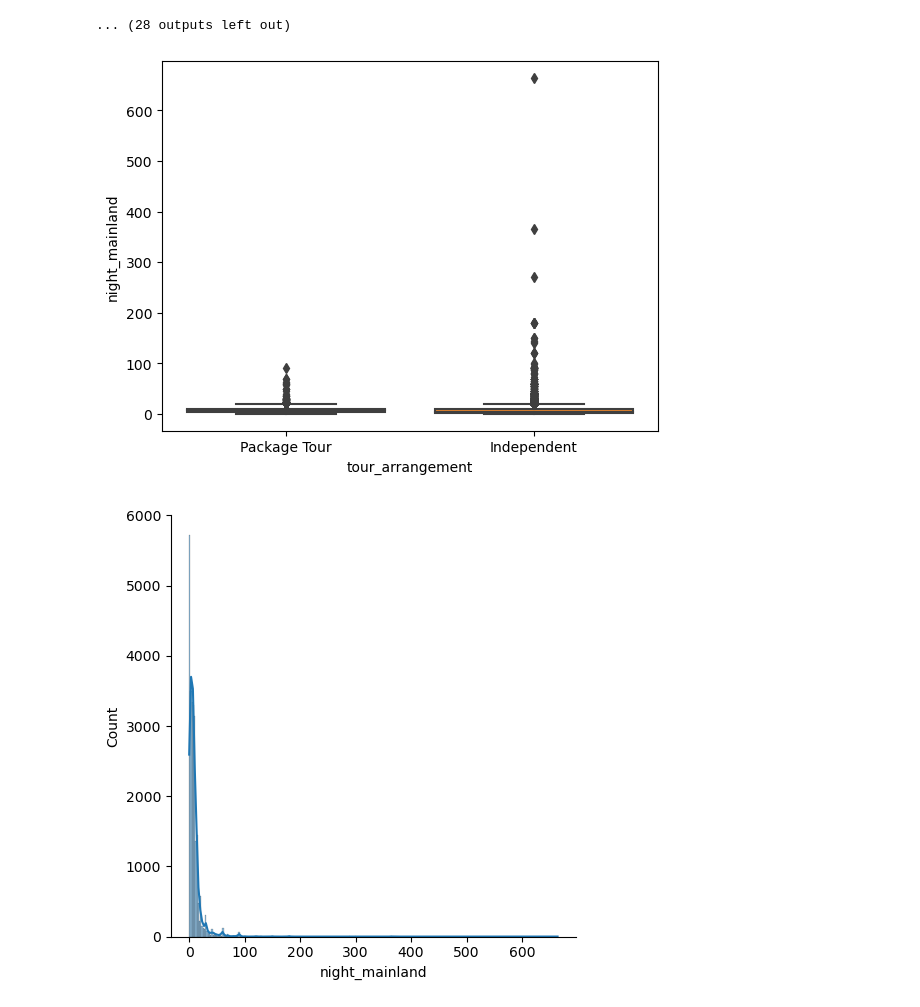
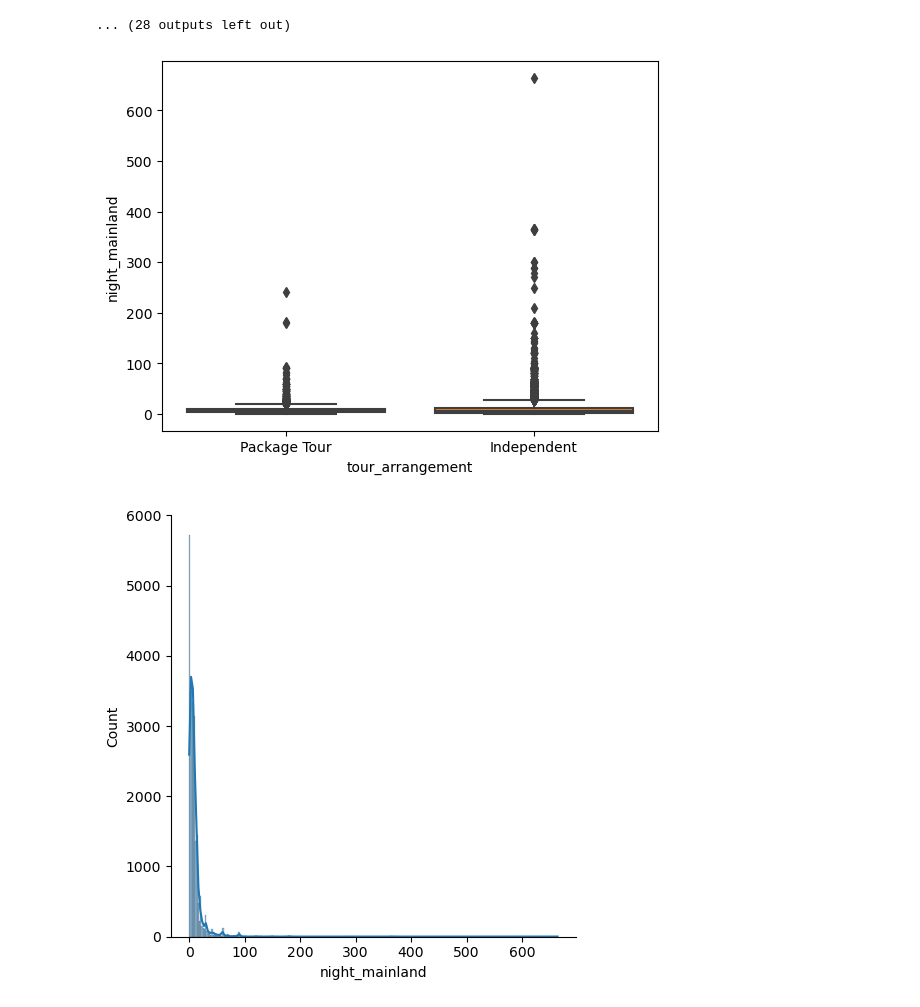
Before and after one commit to Njaramba-Riri/expenditure-prediction, a Jupyter notebook: Models/Feature_Eng.ipynb, the cells around one changed output. Cells and saved outputs as stored; diff of their text form; code cells hidden in the pictures.

```diff
--- a/Models/Feature_Eng.ipynb
+++ b/Models/Feature_Eng.ipynb
@@ -298,9 +298,9 @@ DOF: 115
 ------------
 ... (28 outputs left out)
 # %%
-sns.boxplot(x='tour_arrangement', y='night_mainland', data=full);
+sns.boxplot(x='tour_arrangement', y='night_mainland', data=X);
 # %% [output]
-[figure, old version]
+[figure, new version]
 # %%
 sns.displot(full['night_mainland'], bins=300, kde=True);
 # %% [output]
```
Also changed, not shown: parts of 7 cells of this notebook, 9 other files.
